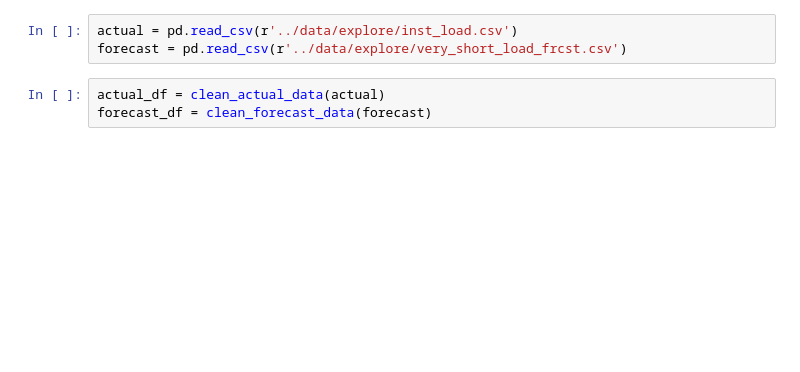
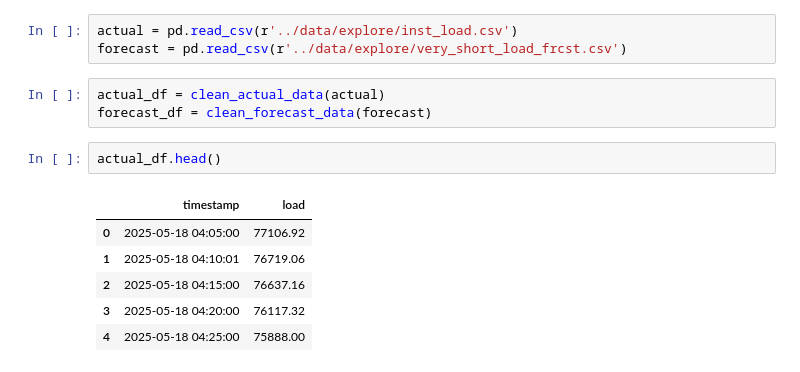
Before and after one commit to navin-prasath-s/EnergyPrediction, a Jupyter notebook: notebooks/explore_test_functions.ipynb, the cells around one changed output. Drawn from its saved outputs; the diff is of its cells as text; blank space fills up the shorter version.

```diff
--- a/notebooks/explore_test_functions.ipynb
+++ b/notebooks/explore_test_functions.ipynb
@@ -20,3 +17,12 @@ forecast = pd.read_csv(r'../data/explore/very_short_load_frcst.csv')
 # %%
 actual_df = clean_actual_data(actual)
 forecast_df = clean_forecast_data(forecast)
+# %%
+actual_df.head()
+# %% [output]
+|  | timestamp | load |
+| 0 | 2025-05-18 04:05:00 | 77106.92 |
+| 1 | 2025-05-18 04:10:01 | 76719.06 |
+| 2 | 2025-05-18 04:15:00 | 76637.16 |
+| 3 | 2025-05-18 04:20:00 | 76117.32 |
+| 4 | 2025-05-18 04:25:00 | 75888.00 |
```
Also changed, not shown: parts of 13 cells of this notebook, 7 other files.
